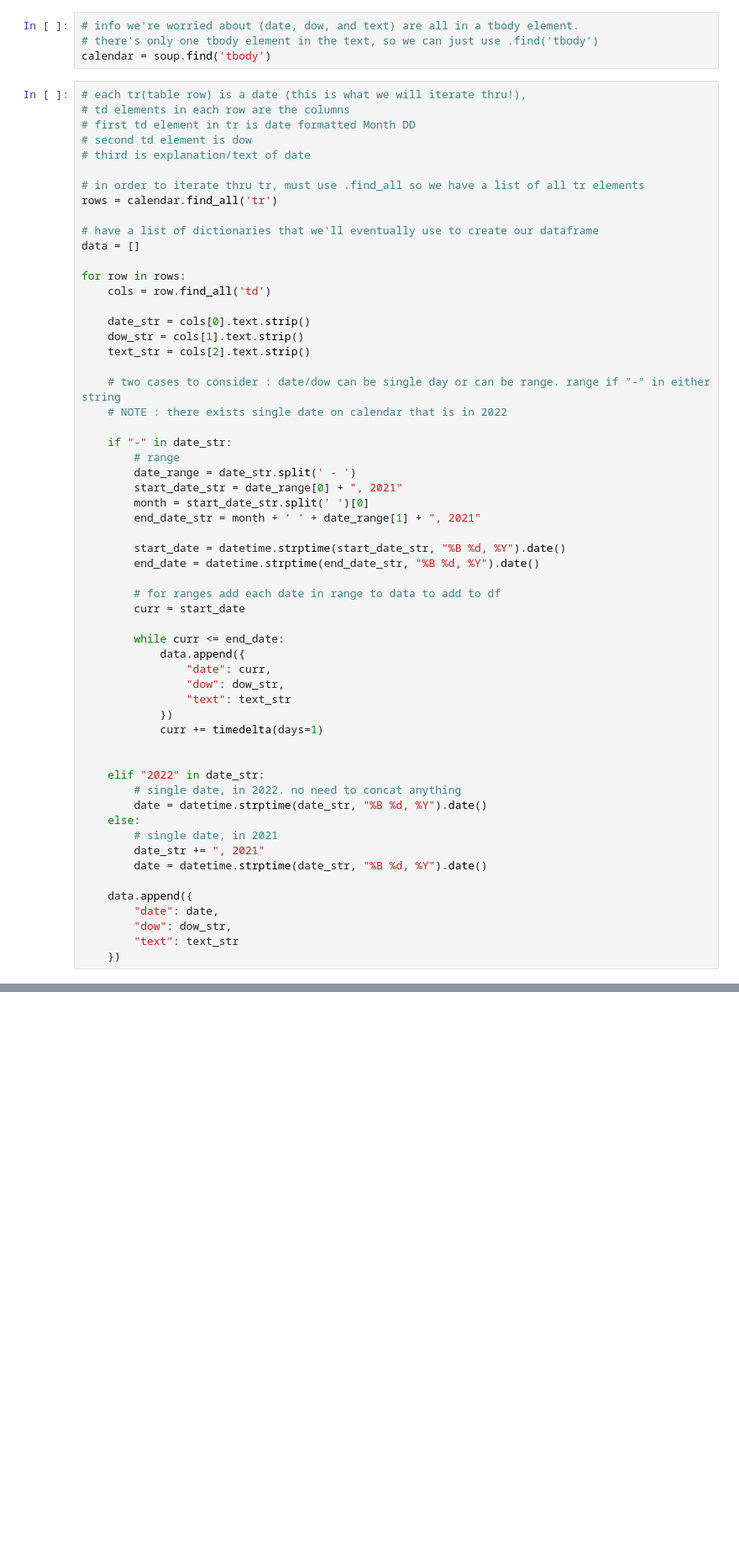
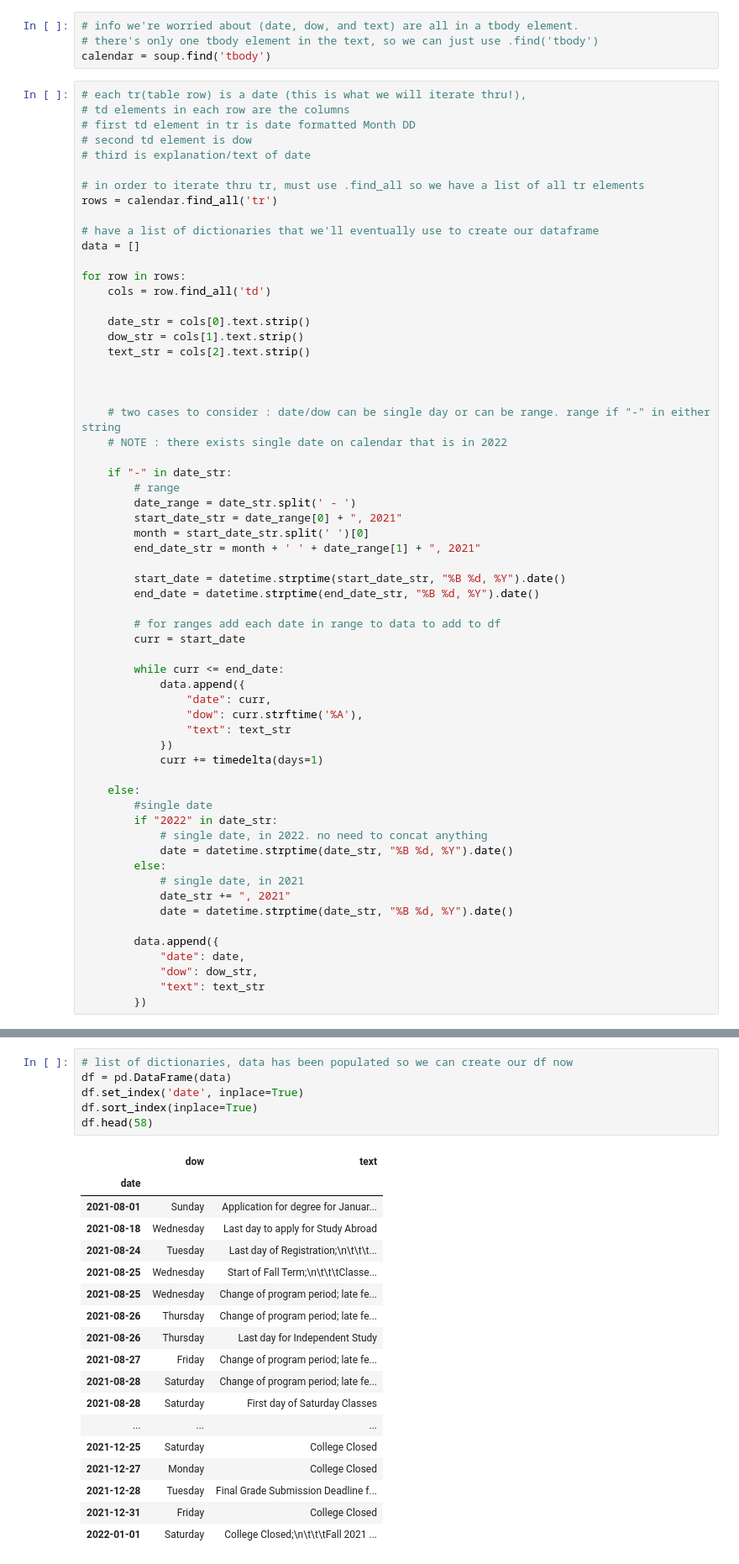
Before and after one commit to datasheng/CSC460-hw3-JawadChy, a Jupyter notebook: jawad_hw3_scrap.ipynb, the cells around one changed output, grey strips where cells are left out. Shown: that part at 84% size. Drawn from its saved outputs; the diff is of its cells as text; blank space fills up the shorter version.

Commit message:
create df with list of dicts

```diff
--- a/jawad_hw3_scrap.ipynb
+++ b/jawad_hw3_scrap.ipynb
@@ -55,6 +55,8 @@ for row in rows:
     dow_str = cols[1].text.strip()
     text_str = cols[2].text.strip()
 
+
+
     # two cases to consider : date/dow can be single day or can be range. range if "-" in either string
     # NOTE : there exists single date on calendar that is in 2022
 
@@ -74,22 +76,23 @@ for row in rows:
         while curr <= end_date:
             data.append({
                 "date": curr,
-                "dow": dow_str,
+                "dow": curr.strftime('%A'),
                 "text": text_str
             })
             curr += timedelta(days=1)
 
+    else:
+        #single date
+        if "2022" in date_str:
+            # single date, in 2022. no need to concat anything
+            date = datetime.strptime(date_str, "%B %d, %Y").date()
+        else:
+            # single date, in 2021
+            date_str += ", 2021"
+            date = datetime.strptime(date_str, "%B %d, %Y").date()
 
-    elif "2022" in date_str:
-        # single date, in 2022. no need to concat anything
-        date = datetime.strptime(date_str, "%B %d, %Y").date()
-    else:
-        # single date, in 2021
-        date_str += ", 2021"
-        date = datetime.strptime(date_str, "%B %d, %Y").date()
-
-    data.append({
-        "date": date,
-        "dow": dow_str,
-        "text": text_str
-    })
+        data.append({
+            "date": date,
+            "dow": dow_str,
+            "text": text_str
+        })
@@ -97,0 +99,25 @@ for row in rows:
+# %%
+# list of dictionaries, data has been populated so we can create our df now
+df = pd.DataFrame(data)
+df.set_index('date', inplace=True)
+df.sort_index(inplace=True)
+df.head(58)
+# %% [output]
+|  | dow | text |
+| date |  |  |
+| 2021-08-01 | Sunday | Application for degree for Januar... |
+| 2021-08-18 | Wednesday | Last day to apply for Study Abroad |
+| 2021-08-24 | Tuesday | Last day of Registration;\n\t\t\t... |
+| 2021-08-25 | Wednesday | Start of Fall Term;\n\t\t\tClasse... |
+| 2021-08-25 | Wednesday | Change of program period; late fe... |
+| 2021-08-26 | Thursday | Change of program period; late fe... |
+| 2021-08-26 | Thursday | Last day for Independent Study |
+| 2021-08-27 | Friday | Change of program period; late fe... |
+| 2021-08-28 | Saturday | Change of program period; late fe... |
+| 2021-08-28 | Saturday | First day of Saturday Classes |
+| ... | ... | ... |
+| 2021-12-25 | Saturday | College Closed |
+| 2021-12-27 | Monday | College Closed |
+| 2021-12-28 | Tuesday | Final Grade Submission Deadline f... |
+| 2021-12-31 | Friday | College Closed |
+| 2022-01-01 | Saturday | College Closed;\n\t\t\tFall 2021 ... |
```
Also changed, not shown: parts of 1 cell of this notebook.
